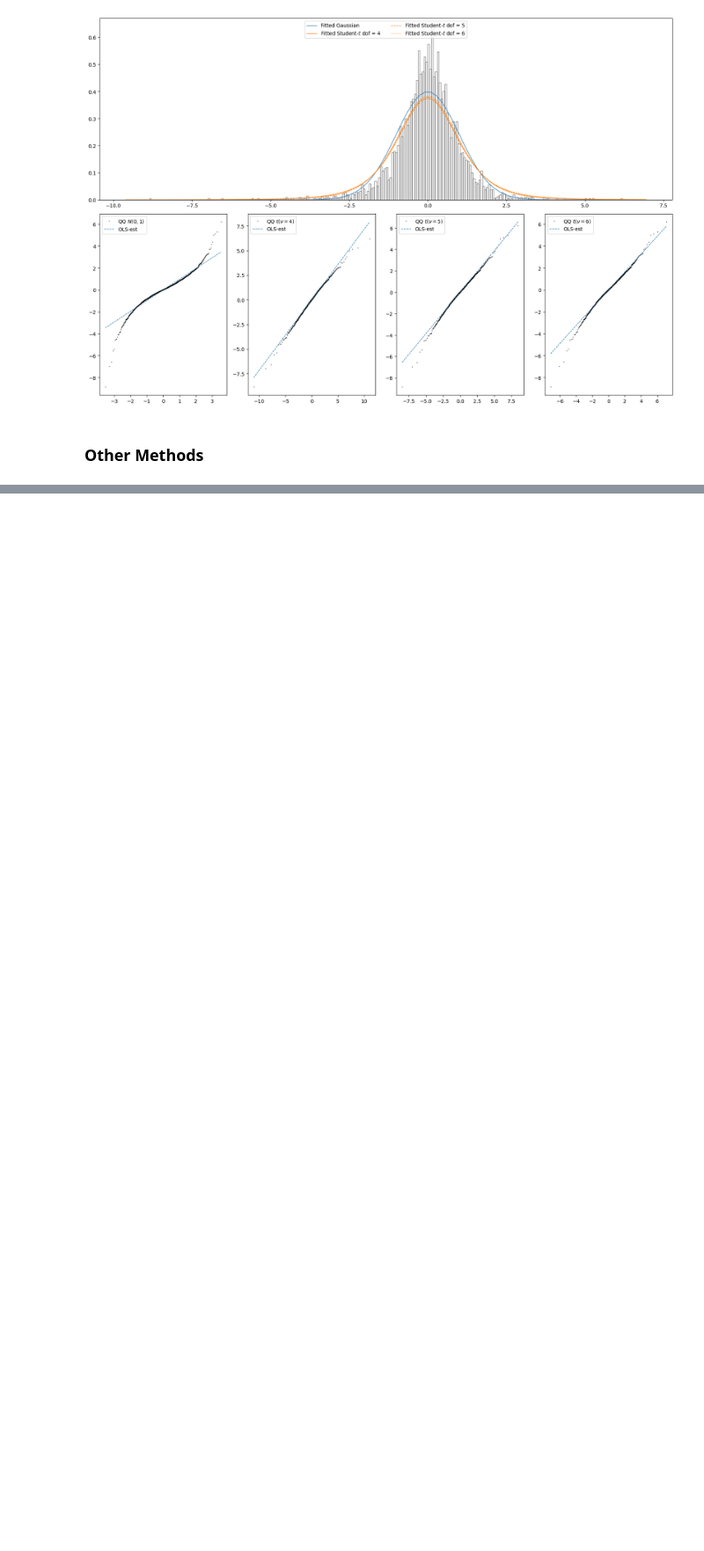
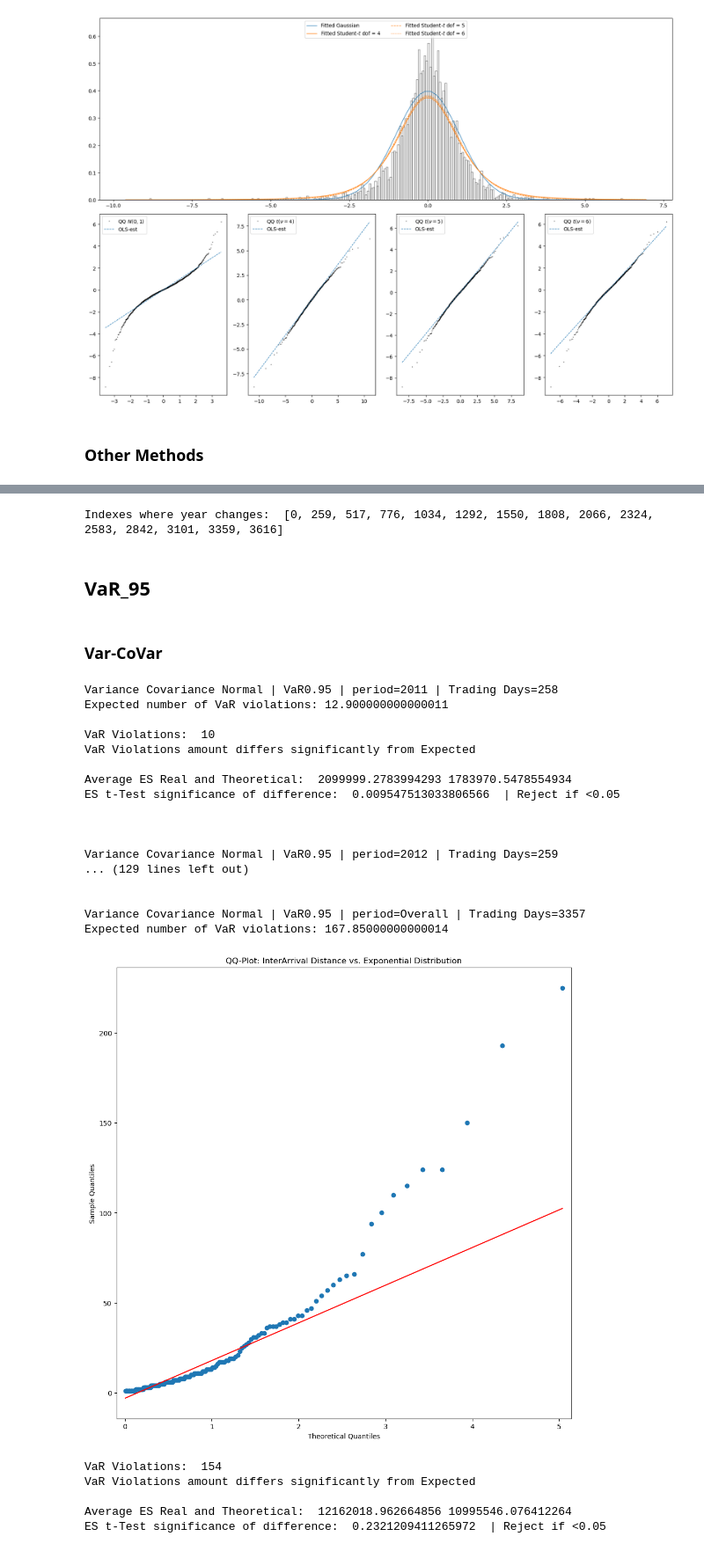
Before and after one commit to DaanZunnenberg/RiskFunctions, a Jupyter notebook: Assignment_1/QFRM_Assignment1.ipynb, the cells around one changed output, grey strips where cells are left out. Shown at 88% size. Cells and saved outputs as stored; diff of their text form; code cells hidden in the pictures; blank space fills up the shorter version.

Commit message:
Added Backtest and fixed a bug

```diff
--- a/Assignment_1/QFRM_Assignment1.ipynb
+++ b/Assignment_1/QFRM_Assignment1.ipynb
@@ -1052,0 +592,74 @@ for m, n in names:
+# %%
+data = log_data
+weights = [.2, .1, .1, .0, .1 , .1, .4]     # AAPL$, AIRBUS€, ASML€, EUR_USD, LVMH€, EURO50€, EURIBOR
+
+start_date = '2010-01-01'
+end_date = '2024-01-01'
+data = data[(data.index >= pd.to_datetime(start_date)) & (data.index <= pd.to_datetime(end_date))]        # Keeping only the related dates
+portfolio_loss, ind_loss = loss_operator(data, weights)
+# %%
+# Obtaining Correct windows for Year Sizes
+
+dates = data.index
+indexes_year_changes = [0]
+for i in range(len(dates)-1):           # Just scanning where date year index changes
+    if dates[i+1].year != dates[i].year:
+        indexes_year_changes.append(i+1)
+indexes_year_changes.append(len(dates)-1)
+print("Indexes where year changes: ", indexes_year_changes)
+# %% [output]
+Indexes where year changes:  [0, 259, 517, 776, 1034, 1292, 1550, 1808, 2066, 2324, 2583, 2842, 3101, 3359, 3616]
+# %% [markdown]
+## VaR_95
+# %%
+window_size = 258 # days
+alpha = .95
+# %% [markdown]
+### Var-CoVar
+# %%
+# For each period we find amount of VaR violations
+
+HS_Norm = Var_Cov_VaR(ind_loss, window_size = window_size, port_weights = weights, alpha = alpha, dist = stats.norm.ppf)
+VaR_HS_normal = HS_Norm.VaR
+ES_HS_normal = Var_Cov_ES(HS_Norm.Vol, alpha = alpha, dist = stats.norm)
+VaR = VaR_HS_normal
+ES = ES_HS_normal
+
+# We need to cover all years one by one, as some of them had different trading days amount
+for i in range(1, len(indexes_year_changes)-1):
+    start   = indexes_year_changes[i] - window_size
+    end     = indexes_year_changes[i+1] - window_size
+    print('\nVariance Covariance Normal | VaR' +str(alpha)+ ' | period=' +str(2010+i)+ ' | Trading Days=' +str(end-start))
+    print("Expected number of VaR violations: " + str((end-start) * (1-alpha)))
+    Backtest(VaR[start:end].to_numpy(), ES[start:end].to_numpy(), portfolio_loss[start:end], alpha)
+
+# And same for the whole year
+start   = indexes_year_changes[1] - window_size
+end     = indexes_year_changes[-1] - window_size
+print('\nVariance Covariance Normal | VaR' +str(alpha)+ ' | period=Overall | Trading Days=' +str(end-start))
+print("Expected number of VaR violations: " + str((end-start) * (1-alpha)))
+Backtest(VaR[start:end].to_numpy(), ES[start:end].to_numpy(), portfolio_loss[start:end], alpha, qqplot_arrival=True)
+# %% [output]
+Variance Covariance Normal | VaR0.95 | period=2011 | Trading Days=258
+Expected number of VaR violations: 12.900000000000011
+
+VaR Violations:  10
+VaR Violations amount differs significantly from Expected
+
+Average ES Real and Theoretical:  2099999.2783994293 1783970.5478554934
+ES t-Test significance of difference:  0.009547513033806566  | Reject if <0.05
+
+
+
+Variance Covariance Normal | VaR0.95 | period=2012 | Trading Days=259
+... (129 lines left out)
+
+
+Variance Covariance Normal | VaR0.95 | period=Overall | Trading Days=3357
+Expected number of VaR violations: 167.85000000000014
+[figure, added]
+VaR Violations:  154
+VaR Violations amount differs significantly from Expected
+
+Average ES Real and Theoretical:  12162018.962664856 10995546.076412264
+ES t-Test significance of difference:  0.2321209411265972  | Reject if <0.05
```
Also changed, not shown: parts of 84 cells of this notebook, 3 other files.
